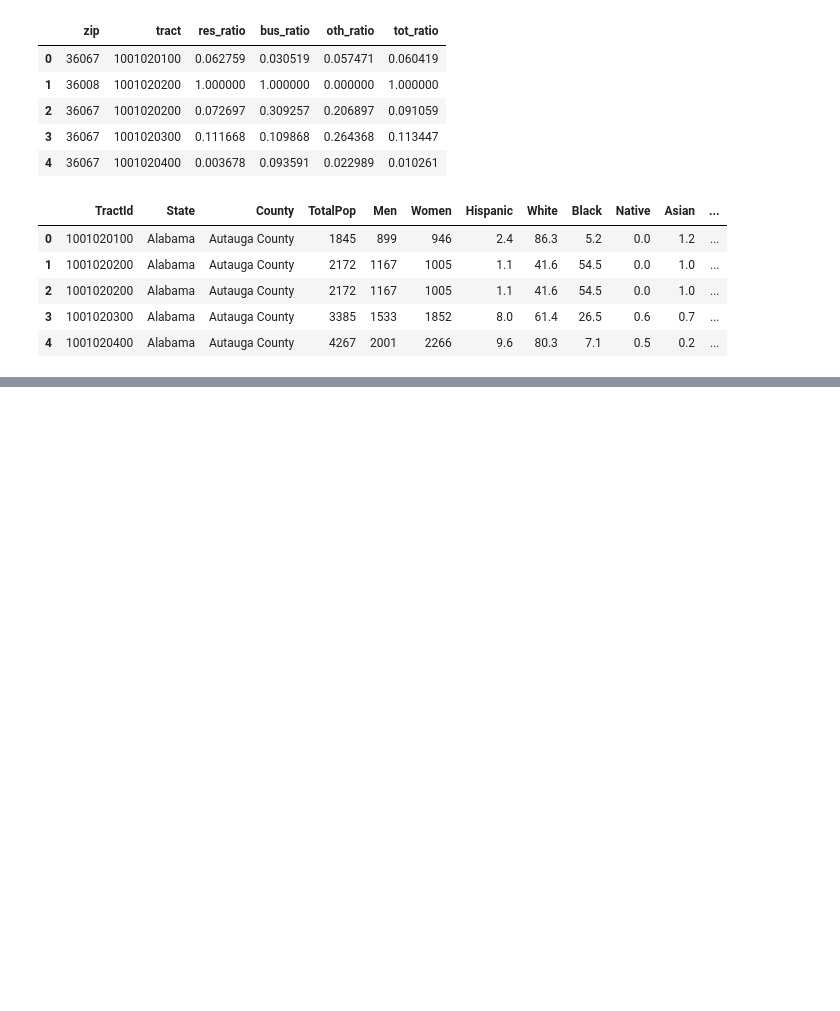
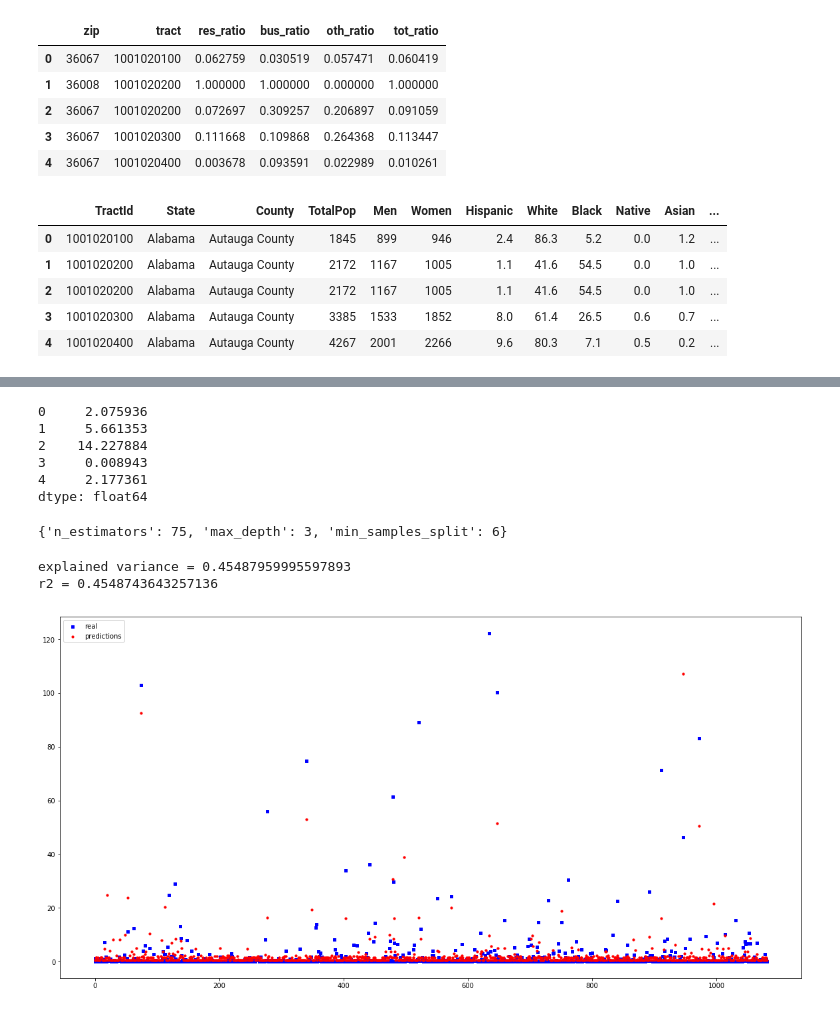
Before and after one commit to ProjectEDF/projectedf-suncode, a Jupyter notebook: data-science/notebooks/IRS data notebook.ipynb, the cells around one changed output, grey strips where cells are left out. Cells and saved outputs as stored; diff of their text form; code cells hidden in the pictures; blank space fills up the shorter version.

```diff
--- a/data-science/notebooks/IRS data notebook.ipynb
+++ b/data-science/notebooks/IRS data notebook.ipynb
@@ -307,0 +293,9 @@ EIA_solar_df.head()
+# %%
+y.head()
+# %% [output]
+0     2.075936
+1     5.661353
+2    14.227884
+3     0.008943
+4     2.177361
+dtype: float64
@@ -307,0 +305,46 @@ EIA_solar_df.head()
+# %%
+from sklearn.model_selection import RandomizedSearchCV
+from sklearn.ensemble import RandomForestRegressor
+
+random_grid = {
+               'max_depth': range(1, 10),
+               'min_samples_split': range(2,10),
+               'n_estimators': range(40,80)}
+
+rf = RandomForestRegressor()
+rf_random = RandomizedSearchCV(estimator = rf, param_distributions = random_grid,
+                               n_iter = 20, cv = 3, random_state=0, n_jobs = -1,scoring="r2")
+
+rf_random.fit(X_train, y_train)
+y_test_predictions = rf_random.predict(X_test)
+print(rf_random.best_params_)
+# %% [output]
+{'n_estimators': 75, 'max_depth': 3, 'min_samples_split': 6}
+# %%
+from sklearn.metrics import explained_variance_score, mean_squared_error, r2_score
+y_pred = rf_random.predict(X_test)
+explained_variance_score = explained_variance_score(y_test, y_pred)
+r_squared = r2_score(y_test, y_pred)
+
+print('explained variance = {}'.format(explained_variance_score))
+print('r2 = {}'.format(r_squared))
+# %% [output]
+explained variance = 0.45487959995597893
+r2 = 0.4548743643257136
+# %%
+y_test.reset_index(drop=True, inplace=True)
+# %%
+concat_predictions = pd.DataFrame({'y_test': y_test, 'y_pred': y_pred}, columns=['y_test', 'y_pred'])
+# %%
+import matplotlib.pyplot as plt
+
+fig = plt.figure(figsize=(20,10))
+ax1 = fig.add_subplot(111)
+
+ax1.scatter(concat_predictions.index.values.tolist(),concat_predictions['y_test'], s=10, c='b', marker="s", label='real')
+ax1.scatter(concat_predictions.index.values.tolist(), concat_predictions['y_pred'], s=10, c='r', marker="o", label='predictions')
+plt.legend(loc='upper left');
+# ax1.set_ylim([0,1])
+plt.show()
+# %% [output]
+[figure, added]
```
Also changed, not shown: parts of 56 cells of this notebook.
